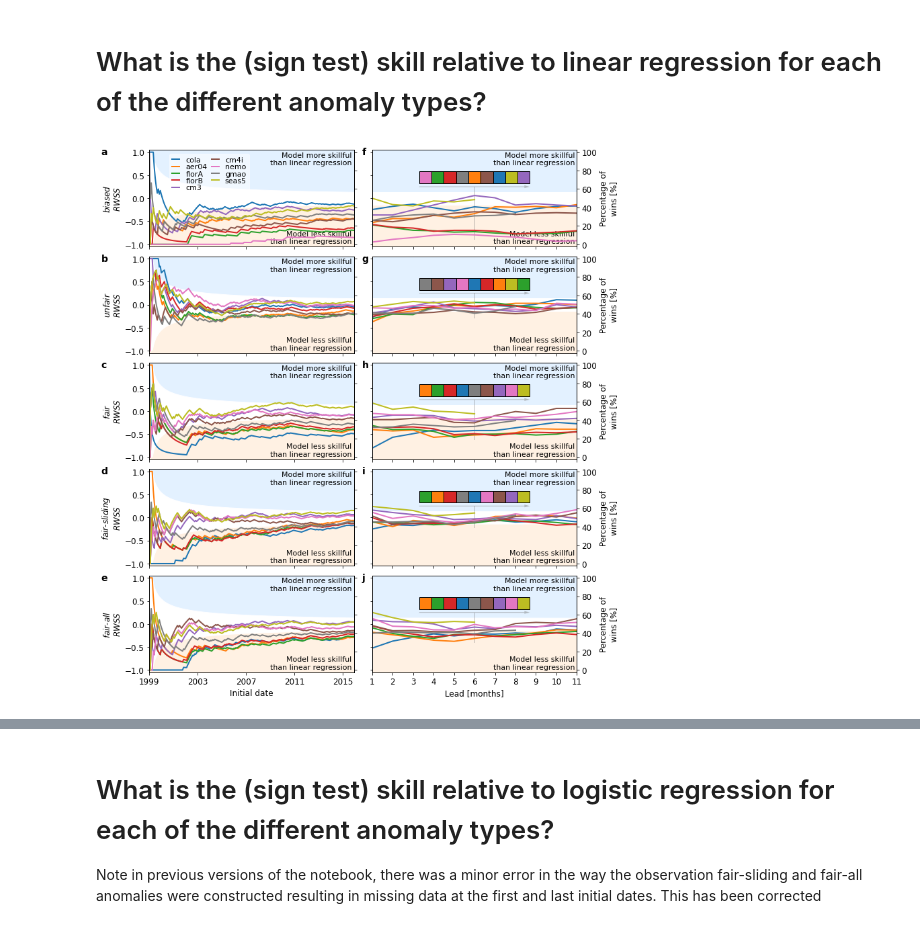
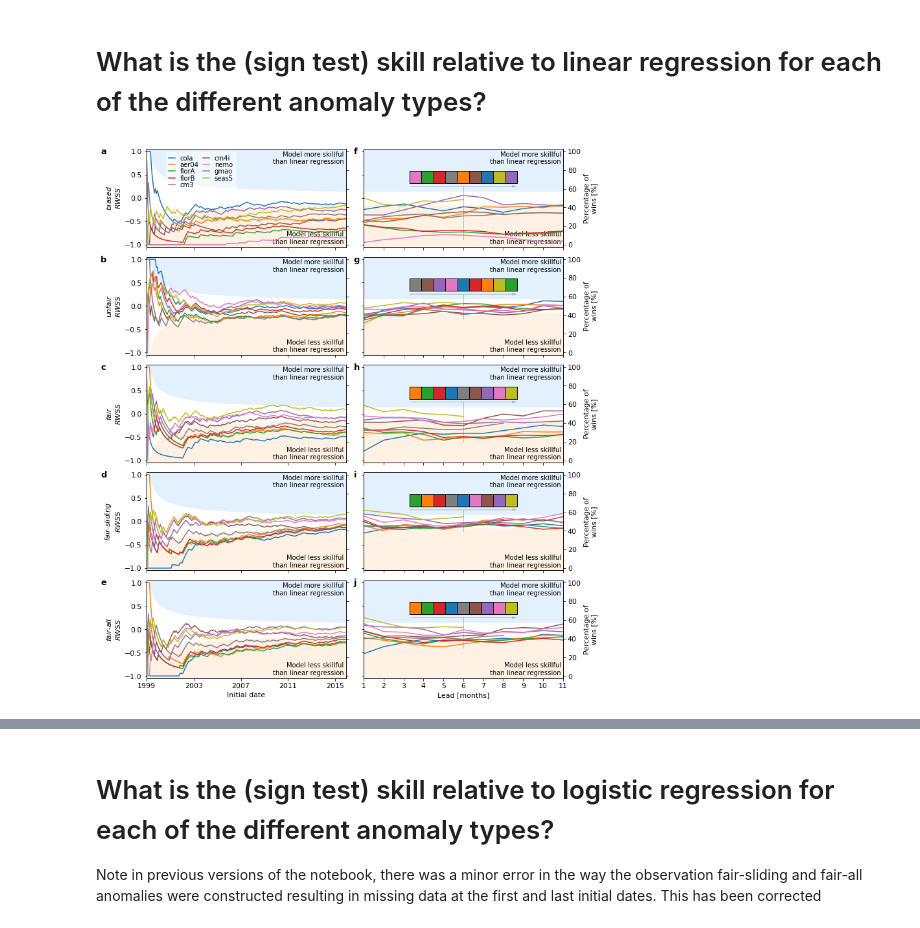
Before and after one commit to dougiesquire/paper_Risbey-Squire_ENSO, a Jupyter notebook: Risbey_Nature.ipynb, the cells around one changed output, grey strips where cells are left out. Drawn from its saved outputs; the diff is of its cells as text; code cells hidden in the pictures.

```diff
--- a/Risbey_Nature.ipynb
+++ b/Risbey_Nature.ipynb
@@ -1322,6 +1322,10 @@ obs_where_elnino_decay_switched, obs_where_lanina_decay_switched = get_ENSO_onse
                                                                                             obs_where_lanina_switched.sel(lead_time=slice(0,12)))
 # %% [markdown]
 # Plot some dynamical and statistical forecasts
+# %%
+fontsize = 11
+linewidth = 1.5
+label_fontsize = 13
 # %%
 fcst_dates = test_period
 
@@ -2138,14 +2152,14 @@ KS_pvalue = 0.01
 
 rc_params = {'figure.figsize'      : (11.0, 7),
              'axes.titlesize'      : 'medium',
-             'font.size'           : 12,
+             'font.size'           : fontsize,
              'font.family'         : 'sans serif',
              'font.serif'          : 'Helvetica',
-             'legend.fontsize'     : 10,
+             'legend.fontsize'     : fontsize-1,
              'legend.columnspacing': 0.7,
              'legend.labelspacing' : 0.03,
              'legend.handlelength' : 1.5,
-             'lines.linewidth'     : 2.0}
+             'lines.linewidth'     : linewidth}
 
 with mpl.rc_context(rc=rc_params):
 
@@ -2155,8 +2169,8 @@ with mpl.rc_context(rc=rc_params):
     col_n = 0
     for er_name, er in er_nino34.items():
         to_plot = er[anom].sel(lead_time=lead)
-        plt.plot([np.datetime64('1960'),np.datetime64('2018')],[2*col_n, 2*col_n], color=grey, linewidth=1)
-        plt.plot(to_plot.init_date, to_plot+col_n*2, color='w', linewidth=3, label='_nolegend_', zorder=10)
+        plt.plot([np.datetime64('1960'),np.datetime64('2018')],[2*col_n, 2*col_n], color=grey, linewidth=linewidth-0.5)
+        plt.plot(to_plot.init_date, to_plot+col_n*2, color='w', linewidth=linewidth+1, label='_nolegend_', zorder=10)
         plt.plot(to_plot.init_date, to_plot+col_n*2, color=colors[col_n], label=er_name, zorder=10)
 
         pre = to_plot.sel(init_date=slice('1982','1998'))
@@ -2184,14 +2198,14 @@ with mpl.rc_context(rc=rc_params):
         else:
             print(er_name + ': null hypothesis rejected at a p-value of ' + str(KS_pvalue))
 
-    plt.yticks(np.arange(-2,2*col_n,1), [-2,-1,0] + ['$\mp$1',0]*len(er_nino34))
+    plt.yticks(np.arange(-2,2*col_n+1,1), [-2,-1,0] + ['$\mp$1',0]*len(er_nino34))
     plt.xlim(np.datetime64(full_period[0]),
              np.datetime64(full_period[-1]))
     plt.ylim(-1.8,1.2+2*(col_n-1))
     plt.xlabel('Initial date')
     plt.ylabel('Forecast error')
 
-    legend = plt.legend(ncol=5, fontsize=11, loc='lower right', bbox_to_anchor=[0.02,-0.005,0.98,0.5], framealpha=0.5)
+    legend = plt.legend(ncol=5, fontsize=fontsize-1, loc='lower right', bbox_to_anchor=[0.02,-0.005,0.98,0.5], framealpha=0.5)
     legend.get_frame().set_facecolor('w')
     legend.get_frame().set_edgecolor('w')
 
@@ -2212,16 +2226,16 @@ seas5: cannot reject null hypothesis, at a p-value of 0.01, that distributions a
 # %% [markdown]
 # What is the (sign test) skill relative to linear regression for each of the different anomaly types?
 # %%
-rc_params = {'figure.figsize'      : (9.4, 2),
+rc_params = {'figure.figsize'      : (9.5, 2.1),
              'axes.titlesize'      : 'medium',
-             'font.size'           : 12,
+             'font.size'           : fontsize,
              'font.family'         : 'sans serif',
              'font.serif'          : 'Helvetica',
-             'legend.fontsize'     : 10,
+             'legend.fontsize'     : fontsize-1,
              'legend.columnspacing': 0.6,
              'legend.labelspacing' : 0.03,
              'legend.handlelength' : 1,
-             'lines.linewidth'     : 2.0}
+             'lines.linewidth'     : linewidth}
 
 with mpl.rc_context(rc=rc_params):
     grey = 'w' #[0.9,0.9,0.9]
@@ -2266,7 +2280,7 @@ with mpl.rc_context(rc=rc_params):
             col_n += 1
 
         if idx == 0:
-            legend = ax.legend(ncol=2, fontsize=11, loc='upper left', bbox_to_anchor=[0.08,0.00,1,1], framealpha=0.5)
+            legend = ax.legend(ncol=2, loc='upper left', bbox_to_anchor=[0.08,0.00,1,1], framealpha=0.5)
             legend.get_frame().set_facecolor('w')
             legend.get_frame().set_edgecolor('w')
 
@@ -2308,11 +2322,11 @@ with mpl.rc_context(rc=rc_params):
         ax.fill_between((xmin, xmax), (ymin, ymin), (0, 0),
                          facecolor=lower_color, linewidth=0.0, zorder=0)
         ax.text(0.99, 0.98, 'Model more skillful\nthan linear regression',
-                transform=ax.transAxes, fontsize=11, zorder=0, ha='right', va='top')
+                transform=ax.transAxes, fontsize=fontsize-1, zorder=0, ha='right', va='top')
         ax.text(0.99, 0.02, 'Model less skillful\nthan linear regression',
-                transform=ax.transAxes, fontsize=11, zorder=0, ha='right', va='bottom')
+                transform=ax.transAxes, fontsize=fontsize-1, zorder=0, ha='right', va='bottom')
 
-        ax.text(-0.235,0.95,label[idx],fontsize=14,weight="bold",transform=ax.transAxes)
+        ax.text(-0.23,0.95,label[idx],fontsize=label_fontsize,weight="bold",transform=ax.transAxes)
 
     # RH column ------
     axes_locs = [[0.49,4.4,0.45,1],[0.49,3.3,0.45,1],[0.49,2.2,0.45,1],[0.49,1.1,0.45,1],[0.49,0,0.45,1]]
@@ -2357,11 +2371,11 @@ with mpl.rc_context(rc=rc_params):
 
         # Create a Rectangle patch
         for ido, o in enumerate(order):
-            rect = mpl.patches.Rectangle(((0.6*ido)+3.3,0.32),0.6,0.26,linewidth=1,facecolor=colors[o], edgecolor='k', clip_on=False)
+            rect = mpl.patches.Rectangle(((0.6*ido)+3.3,0.32),0.6,0.26,linewidth=linewidth-0.5,facecolor=colors[o], edgecolor='k', clip_on=False)
             ax.add_patch(rect)
 #             if idx == 0:
 #                 ax.text(ido+0.35,0.67, list(fcst_nino34.keys())[o], fontsize=11)
-        ax.plot([6,6],[min(order_based_on)-0.09, 0.25], color='grey', linewidth=1,zorder=1, alpha=0.5)
+        ax.plot([6,6],[min(order_based_on)-0.09, 0.25], color='grey', linewidth=linewidth-0.5,zorder=1, alpha=0.5)
         arrow_properties = dict(
             facecolor="grey", width=1, headlength=8,
             headwidth=4, alpha=0.5, edgecolor='None')
@@ -2392,35 +2406,35 @@ with mpl.rc_context(rc=rc_params):
             ax.set_xticklabels([])
 #         anom_split = anom.split('-')
 #         ax.set_title('$'+anom_split[0]+('$-$'+anom_split[1]+'$' if len(anom_split) > 1 else '$'))
 
         ax2 = ax.twinx()  # instantiate a second axes that shares the same x-axis
         ax2.set_ylim(-0.025, 1.025)
 #         if (idx == 1) | (idx == 4):
         ticks = np.arange(0,1.1,0.2)
         ax2.set_yticks(ticks)
         ax2.set_yticklabels([int(100*t) if int(10*t)%2==0 else '' for t in ticks])
         ax2.set_ylabel('Percentage of\nwins [%]')
 #         if (idx == 0) | (idx == 2) | (idx == 3):
 #             ax2.set_yticks(np.arange(0,1.1,0.1))
 #             ax2.set_yticklabels([])
 
         # Shade regions ------
         ymin, ymax = ax.get_ylim()
         xmin, xmax = ax.get_xlim()
         ax.fill_between((xmin, xmax), (0, 0), (ymax, ymax),
                          facecolor=upper_color, linewidth=0.0, zorder=0)
         ax.fill_between((xmin, xmax), (ymin, ymin), (0, 0),
                          facecolor=lower_color, linewidth=0.0, zorder=0)
 #         ax.text(1.2,0.79,'Model more skillful than \nlinear regression', fontsize=11, zorder=0)
 #         ax.text(1.2,-0.96,'Model less skillful than \nlinear regression', fontsize=11, zorder=0)
         ax.text(0.99, 0.98, 'Model more skillful\nthan linear regression',
-                transform=ax.transAxes, fontsize=11, zorder=0, ha='right', va='top')
+                transform=ax.transAxes, fontsize=fontsize-1, zorder=0, ha='right', va='top')
         ax.text(0.99, 0.02, 'Model less skillful\nthan linear regression',
-                transform=ax.transAxes, fontsize=11, zorder=0, ha='right', va='bottom')
+                transform=ax.transAxes, fontsize=fontsize-1, zorder=0, ha='right', va='bottom')
 
-        ax.text(-0.05,0.95,label[idx],fontsize=14,weight="bold",transform=ax.transAxes)
+        ax.text(-0.05,0.95,label[idx],fontsize=label_fontsize,weight="bold",transform=ax.transAxes)
 
     # plt.savefig(saveloc + 'nino34_linR_biased-cheat-fair-fairslide-fairall_lead3_and_integral.eps', format='eps', bbox_inches='tight')
-    # plt.savefig(saveloc + 'nino34_linR_biased-cheat-fair-fairslide-fairall_lead3_and_integral.pdf', format='pdf', bbox_inches='tight')
+    plt.savefig(saveloc + 'nino34_linR_biased-cheat-fair-fairslide-fairall_lead3_and_integral.pdf', format='pdf', bbox_inches='tight')
 # %% [output]
-[figure, old version]
+[figure, new version]
```
Also changed, not shown: parts of 18 cells of this notebook.
